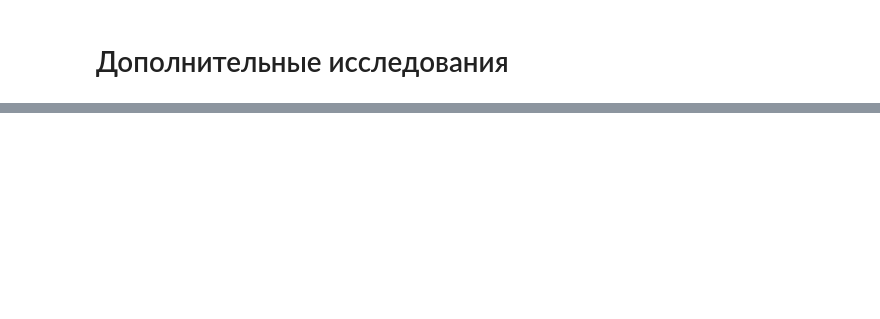
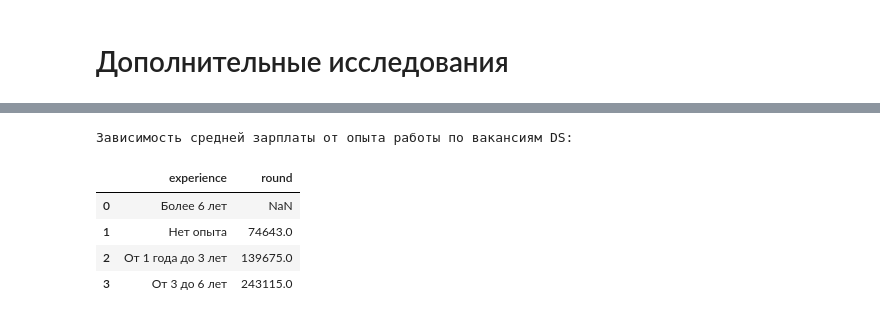
Before and after one commit to denis-marchenkov-sf/sf_headhunter_sql, a Jupyter notebook: main.ipynb, the cells around one changed output, grey strips where cells are left out. Drawn from its saved outputs; the diff is of its cells as text; code cells hidden in the pictures; blank space fills up the shorter version.

```diff
--- a/main.ipynb
+++ b/main.ipynb
@@ -1141,0 +1187,42 @@ pie_data_junior_ds.show();
+# %%
+# текст запроса
+query_salary_exp_ds = f'''
+
+SELECT
+    salary.experience,
+    ROUND(AVG(salary.case))
+FROM
+(
+    SELECT
+        vacancy.experience,
+        CASE
+            WHEN vacancy.salary_from IS NULL
+            THEN vacancy.salary_to
+            WHEN vacancy.salary_to IS NULL
+            THEN vacancy.salary_from
+            ELSE ( COALESCE(vacancy.salary_from, 0) + COALESCE(vacancy.salary_to,0) ) / 2
+        END
+    FROM
+        public.vacancies vacancy
+    WHERE
+        vacancy.name ~ '^(?=.*ML)(?!.*HTML).*$'
+        OR
+        vacancy.name ~* '(data scientist|data science|исследователь данных|machine learning|.*машинн.*обучен.*)'
+
+) salary
+GROUP BY
+    salary.experience
+
+'''
+# %%
+# результат запроса
+print('Зависимость средней зарплаты от опыта работы по вакансиям DS:')
+df_salary_exp_ds = pd.read_sql_query(query_salary_exp_ds, connection)
+display(df_salary_exp_ds)
+# %% [output]
+Зависимость средней зарплаты от опыта работы по вакансиям DS:
+|  | experience | round |
+| 0 | Более 6 лет | NaN |
+| 1 | Нет опыта | 74643.0 |
+| 2 | От 1 года до 3 лет | 139675.0 |
+| 3 | От 3 до 6 лет | 243115.0 |
```
Also changed, not shown: parts of 11 cells of this notebook, 3 other files.
